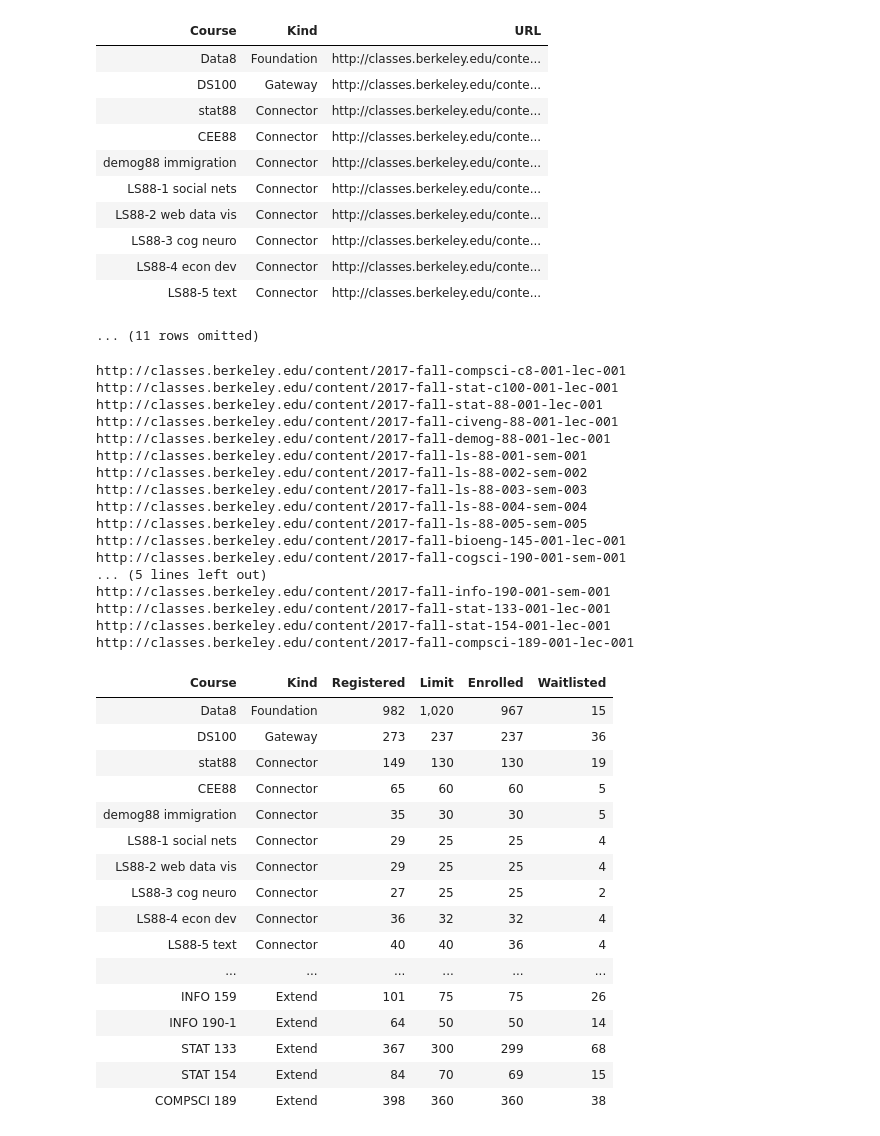
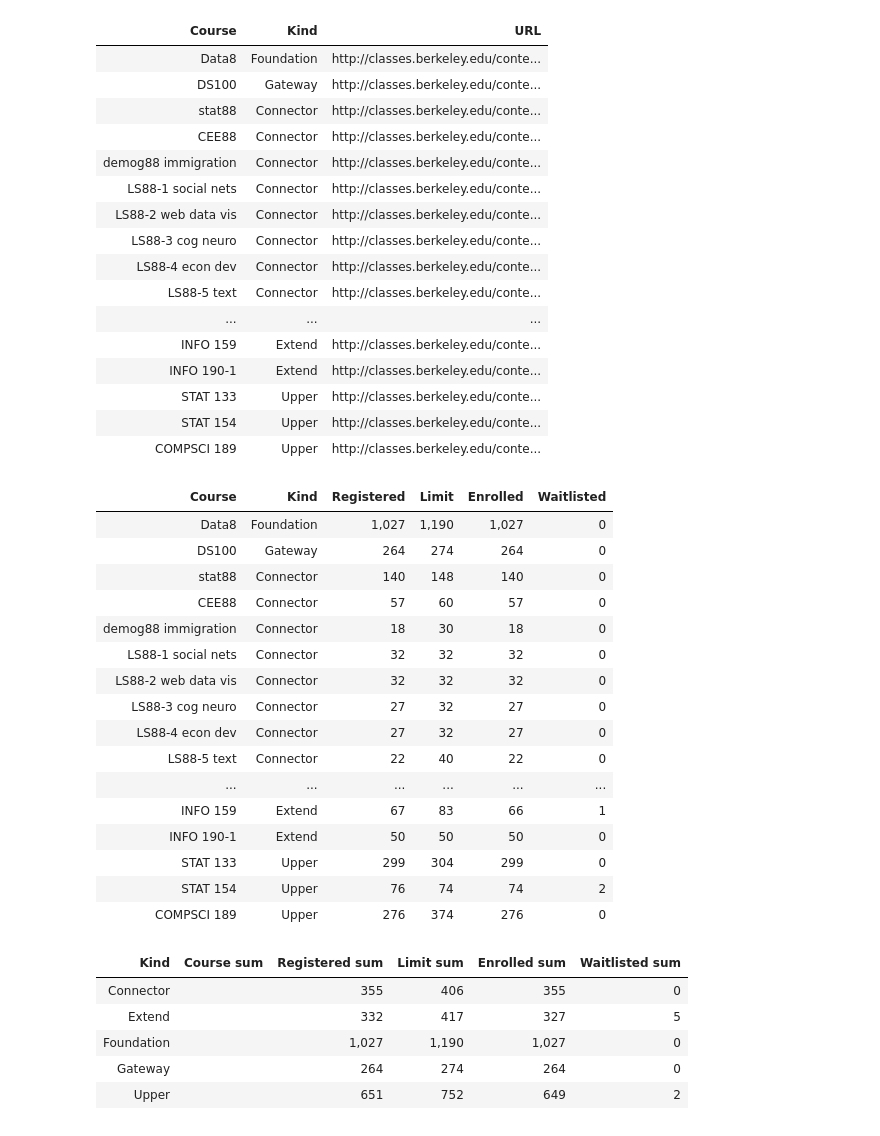
Before and after one commit to data-8/tables-notebooks, a Jupyter notebook: DSCourseEnrollment.ipynb, the cells around one changed output. Saved outputs shown, nothing was run; the diff lists cells and outputs as text; code cells hidden in the pictures.

Commit message:
Updated course tracking

```diff
--- a/DSCourseEnrollment.ipynb
+++ b/DSCourseEnrollment.ipynb
@@ -45,76 +45,73 @@ url_watch = Table(["Course", "Kind", "URL"]).with_rows([
     ("DS100","Gateway","http://classes.berkeley.edu/content/2017-fall-stat-c100-001-lec-001"),
     ("stat88","Connector","http://classes.berkeley.edu/content/2017-fall-stat-88-001-lec-001"),
     ("CEE88","Connector","http://classes.berkeley.edu/content/2017-fall-civeng-88-001-lec-001"),
     ("demog88 immigration","Connector","http://classes.berkeley.edu/content/2017-fall-demog-88-001-lec-001"),
     ("LS88-1 social nets","Connector","http://classes.berkeley.edu/content/2017-fall-ls-88-001-sem-001"),
     ("LS88-2 web data vis","Connector","http://classes.berkeley.edu/content/2017-fall-ls-88-002-sem-002"),
     ("LS88-3 cog neuro","Connector","http://classes.berkeley.edu/content/2017-fall-ls-88-003-sem-003"),
     ("LS88-4 econ dev","Connector","http://classes.berkeley.edu/content/2017-fall-ls-88-004-sem-004"),
     ("LS88-5 text","Connector","http://classes.berkeley.edu/content/2017-fall-ls-88-005-sem-005"),
     ("BIOENG 145","Extend","http://classes.berkeley.edu/content/2017-fall-bioeng-145-001-lec-001"),
     ("COGSCI 190","Extend","http://classes.berkeley.edu/content/2017-fall-cogsci-190-001-sem-001"),
     ("DEMOG 110","Extend","http://classes.berkeley.edu/content/2017-fall-demog-110-001-lec-001"),
     ("ESPM 157","Extend","http://classes.berkeley.edu/content/2017-fall-espm-157-001-lab-001"),
     ("INDENG 135","Extend","http://classes.berkeley.edu/content/2017-fall-indeng-135-001-lec-001"),
     ("INDENG 142","Extend","http://classes.berkeley.edu/content/2017-fall-indeng-142-001-lec-001"),
     ("INFO 159","Extend","http://classes.berkeley.edu/content/2017-fall-info-159-001-lec-001"),
     ("INFO 190-1","Extend","http://classes.berkeley.edu/content/2017-fall-info-190-001-sem-001"),
-    ("STAT 133","Extend","http://classes.berkeley.edu/content/2017-fall-stat-133-001-lec-001"),
-    ("STAT 154","Extend","http://classes.berkeley.edu/content/2017-fall-stat-154-001-lec-001"),
-    ("COMPSCI 189","Extend","http://classes.berkeley.edu/content/2017-fall-compsci-189-001-lec-001"),
+    ("STAT 133","Upper","http://classes.berkeley.edu/content/2017-fall-stat-133-001-lec-001"),
+    ("STAT 154","Upper","http://classes.berkeley.edu/content/2017-fall-stat-154-001-lec-001"),
+    ("COMPSCI 189","Upper","http://classes.berkeley.edu/content/2017-fall-compsci-189-001-lec-001"),
 ])
-url_watch
+url_watch.show()
 # %% [output]
 | Course | Kind | URL |
 | Data8 | Foundation | http://classes.berkeley.edu/conte... |
 | DS100 | Gateway | http://classes.berkeley.edu/conte... |
 | stat88 | Connector | http://classes.berkeley.edu/conte... |
 | CEE88 | Connector | http://classes.berkeley.edu/conte... |
 | demog88 immigration | Connector | http://classes.berkeley.edu/conte... |
 | LS88-1 social nets | Connector | http://classes.berkeley.edu/conte... |
 | LS88-2 web data vis | Connector | http://classes.berkeley.edu/conte... |
 | LS88-3 cog neuro | Connector | http://classes.berkeley.edu/conte... |
 | LS88-4 econ dev | Connector | http://classes.berkeley.edu/conte... |
 | LS88-5 text | Connector | http://classes.berkeley.edu/conte... |
+| ... | ... | ... |
+| INFO 159 | Extend | http://classes.berkeley.edu/conte... |
+| INFO 190-1 | Extend | http://classes.berkeley.edu/conte... |
+| STAT 133 | Upper | http://classes.berkeley.edu/conte... |
+| STAT 154 | Upper | http://classes.berkeley.edu/conte... |
+| COMPSCI 189 | Upper | http://classes.berkeley.edu/conte... |
-... (11 rows omitted)
 # %%
 # Execute this cell to get fetch the current enrollments from schedule
 current_enrollments = lookup_courses(url_watch)
-# %% [output]
-http://classes.berkeley.edu/content/2017-fall-compsci-c8-001-lec-001
-http://classes.berkeley.edu/content/2017-fall-stat-c100-001-lec-001
-http://classes.berkeley.edu/content/2017-fall-stat-88-001-lec-001
-http://classes.berkeley.edu/content/2017-fall-civeng-88-001-lec-001
-http://classes.berkeley.edu/content/2017-fall-demog-88-001-lec-001
-http://classes.berkeley.edu/content/2017-fall-ls-88-001-sem-001
-http://classes.berkeley.edu/content/2017-fall-ls-88-002-sem-002
-http://classes.berkeley.edu/content/2017-fall-ls-88-003-sem-003
-http://classes.berkeley.edu/content/2017-fall-ls-88-004-sem-004
-http://classes.berkeley.edu/content/2017-fall-ls-88-005-sem-005
-http://classes.berkeley.edu/content/2017-fall-bioeng-145-001-lec-001
-http://classes.berkeley.edu/content/2017-fall-cogsci-190-001-sem-001
-... (5 lines left out)
-http://classes.berkeley.edu/content/2017-fall-info-190-001-sem-001
-http://classes.berkeley.edu/content/2017-fall-stat-133-001-lec-001
-http://classes.berkeley.edu/content/2017-fall-stat-154-001-lec-001
-http://classes.berkeley.edu/content/2017-fall-compsci-189-001-lec-001
 # %%
 current_enrollments.show()
 # %% [output]
 | Course | Kind | Registered | Limit | Enrolled | Waitlisted |
-| Data8 | Foundation | 982 | 1,020 | 967 | 15 |
-| DS100 | Gateway | 273 | 237 | 237 | 36 |
-| stat88 | Connector | 149 | 130 | 130 | 19 |
-| CEE88 | Connector | 65 | 60 | 60 | 5 |
-| demog88 immigration | Connector | 35 | 30 | 30 | 5 |
-| LS88-1 social nets | Connector | 29 | 25 | 25 | 4 |
-| LS88-2 web data vis | Connector | 29 | 25 | 25 | 4 |
-| LS88-3 cog neuro | Connector | 27 | 25 | 25 | 2 |
-| LS88-4 econ dev | Connector | 36 | 32 | 32 | 4 |
-| LS88-5 text | Connector | 40 | 40 | 36 | 4 |
+| Data8 | Foundation | 1,027 | 1,190 | 1,027 | 0 |
+| DS100 | Gateway | 264 | 274 | 264 | 0 |
+| stat88 | Connector | 140 | 148 | 140 | 0 |
+| CEE88 | Connector | 57 | 60 | 57 | 0 |
+| demog88 immigration | Connector | 18 | 30 | 18 | 0 |
+| LS88-1 social nets | Connector | 32 | 32 | 32 | 0 |
+| LS88-2 web data vis | Connector | 32 | 32 | 32 | 0 |
+| LS88-3 cog neuro | Connector | 27 | 32 | 27 | 0 |
+| LS88-4 econ dev | Connector | 27 | 32 | 27 | 0 |
+| LS88-5 text | Connector | 22 | 40 | 22 | 0 |
 | ... | ... | ... | ... | ... | ... |
-| INFO 159 | Extend | 101 | 75 | 75 | 26 |
-| INFO 190-1 | Extend | 64 | 50 | 50 | 14 |
-| STAT 133 | Extend | 367 | 300 | 299 | 68 |
-| STAT 154 | Extend | 84 | 70 | 69 | 15 |
-| COMPSCI 189 | Extend | 398 | 360 | 360 | 38 |
+| INFO 159 | Extend | 67 | 83 | 66 | 1 |
+| INFO 190-1 | Extend | 50 | 50 | 50 | 0 |
+| STAT 133 | Upper | 299 | 304 | 299 | 0 |
+| STAT 154 | Upper | 76 | 74 | 74 | 2 |
+| COMPSCI 189 | Upper | 276 | 374 | 276 | 0 |
+# %%
+by_group = current_enrollments.group('Kind', collect=sum)
+by_group
+# %% [output]
+| Kind | Course sum | Registered sum | Limit sum | Enrolled sum | Waitlisted sum |
+| Connector |  | 355 | 406 | 355 | 0 |
+| Extend |  | 332 | 417 | 327 | 5 |
+| Foundation |  | 1,027 | 1,190 | 1,027 | 0 |
+| Gateway |  | 264 | 274 | 264 | 0 |
+| Upper |  | 651 | 752 | 649 | 2 |
```
Also changed, not shown: parts of 10 cells of this notebook, 1 other file.
